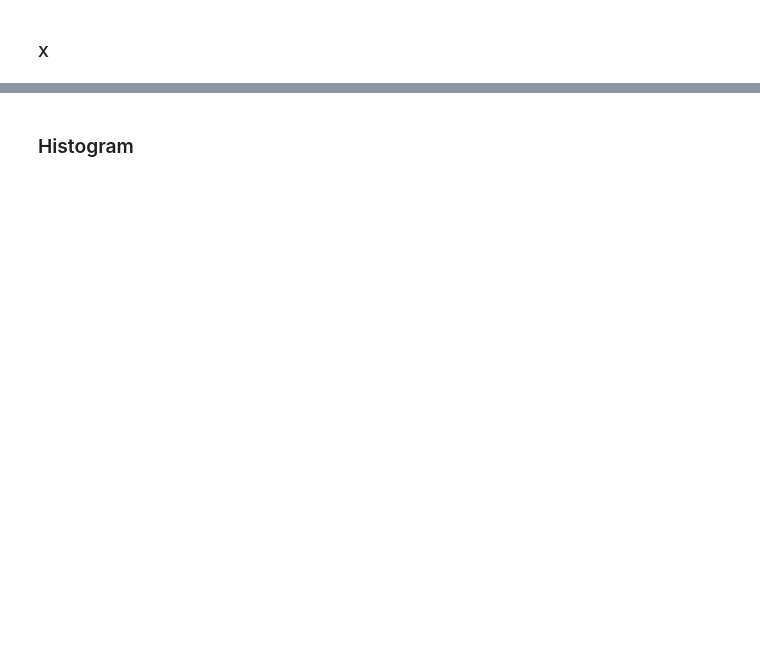
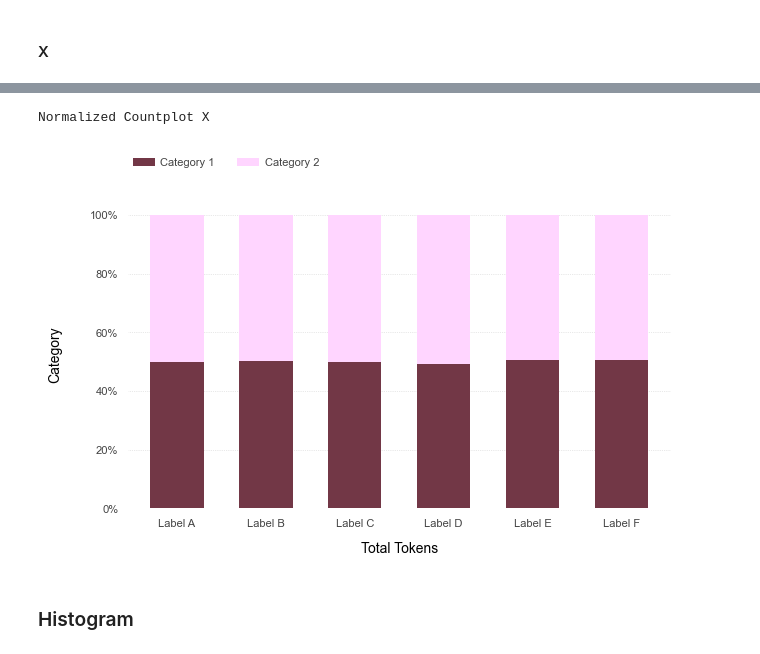
Before and after one commit to SDPSDPSDPSDPSDPSDP/data-analysis, a Jupyter notebook: example_notebook.ipynb, the cells around one changed output, grey strips where cells are left out. Drawn from its saved outputs; the diff is of its cells as text; code cells hidden in the pictures; blank space fills up the shorter version.

```diff
--- a/example_notebook.ipynb
+++ b/example_notebook.ipynb
@@ -132,21 +162,24 @@ plot.countplot_x(df, "label")
 # %%
 print("Normalized Countplot X")
 palette={"category_1": Colors.BROWN, "category_2": Colors.PINK}
 label_map={"category_1": "Category 1", "category_2": "Category 2"}
 plot.countplot_x_normalized(
     df,
     "label",
     hue="hue",
     palette=palette,
     label_map=label_map,
     plot_legend=True,
     ncol=2,
     legend_offset=1.17,
-    top_n=3,
+    top_n=6,
     ylabel="Category",
     xlabel="Total Tokens",
     order_type='alphabetical',
 )
+# %% [output]
+Normalized Countplot X
+[figure, added]
 # %% [markdown]
 ### Histogram
 # %%
```
Also changed, not shown: parts of 15 cells of this notebook, 2 other files.
